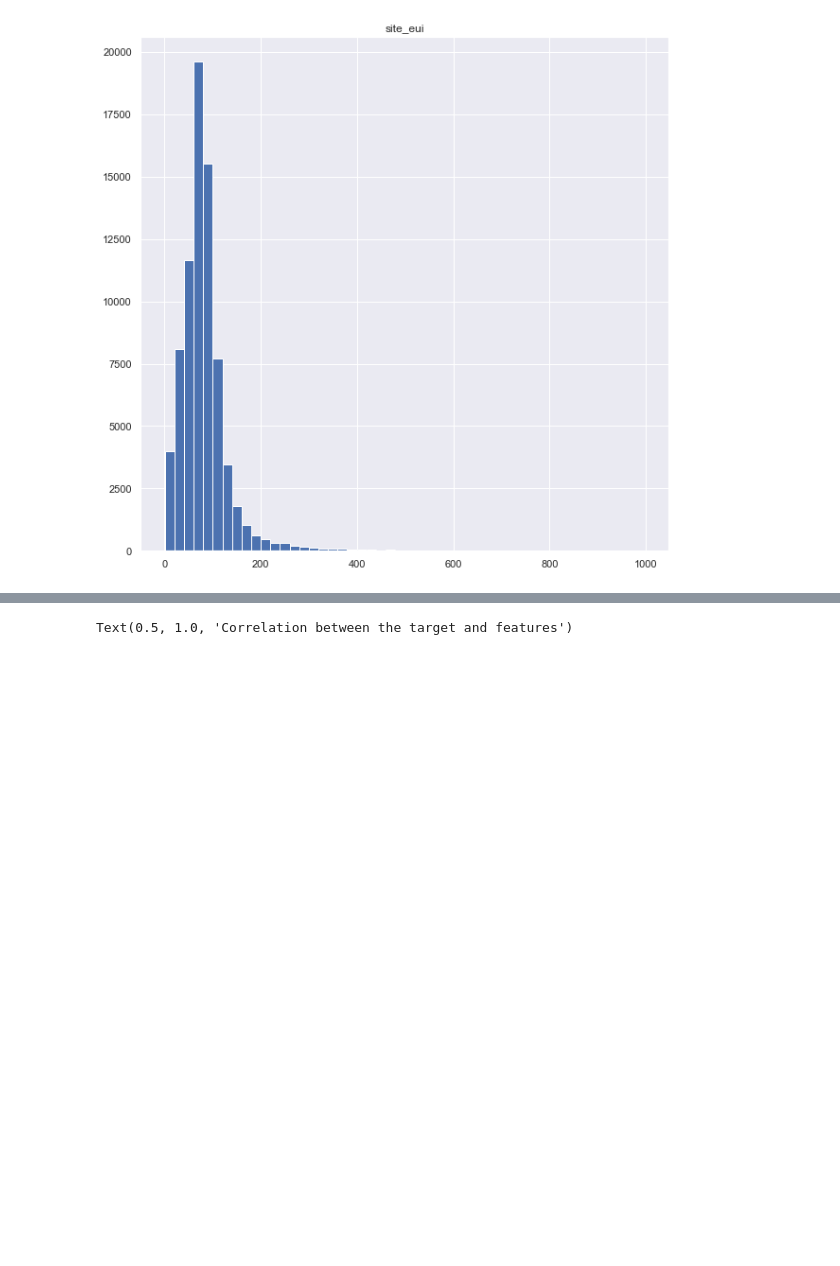
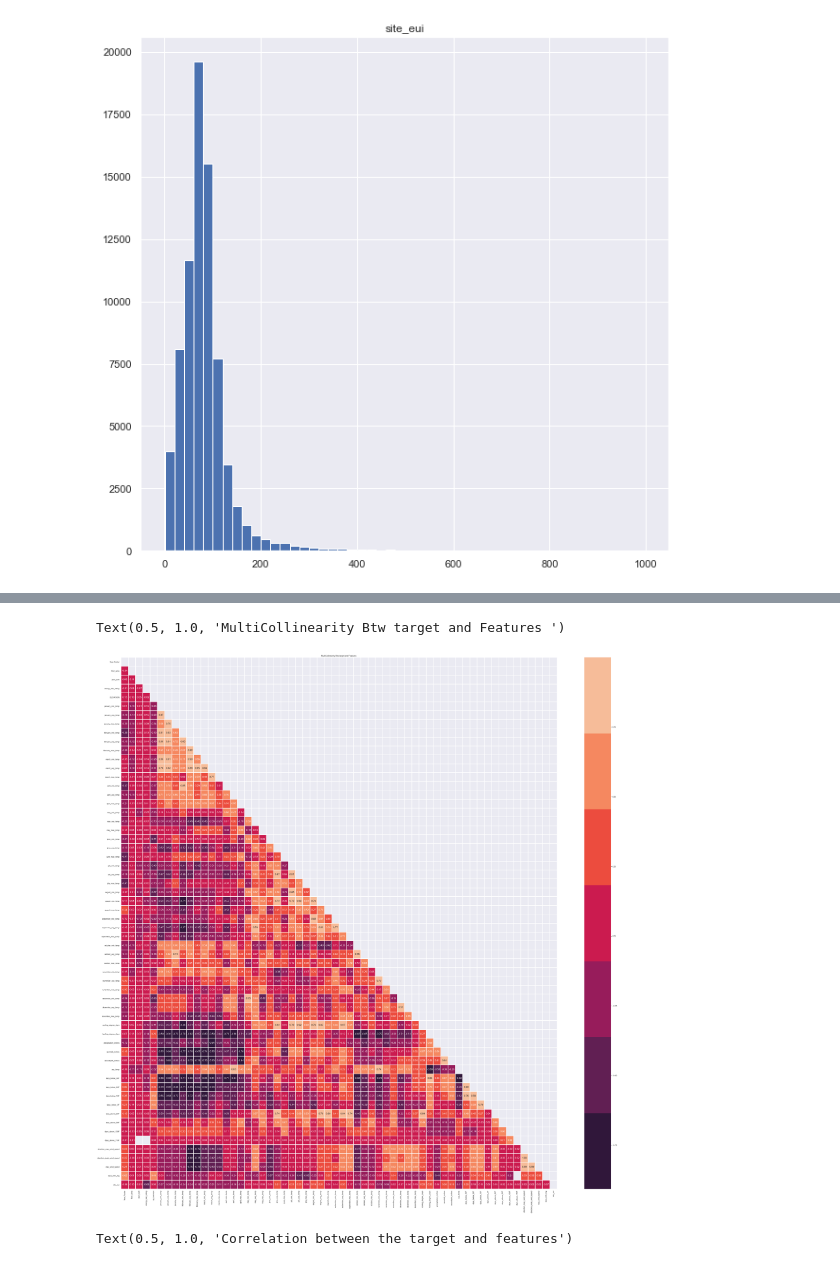
Before and after one commit to Teetee-lab/WIDS_Datathon2022_Project, a Jupyter notebook: notebook/EDA.ipynb, the cells around one changed output, grey strips where cells are left out. Drawn from its saved outputs; the diff is of its cells as text; code cells hidden in the pictures; blank space fills up the shorter version.

```diff
--- a/notebook/EDA.ipynb
+++ b/notebook/EDA.ipynb
@@ -165,3 +276,14 @@ plt.show()
+# %%
+#let's visualize the multicolinearity among the features.
+sns.set()
+plt.figure(figsize = (60,60))
+ax = sns.heatmap(train_df.corr(),mask =np.triu(np.ones_like(train_df.corr(),dtype = bool)),
+            annot = True,cmap =sns.color_palette('rocket',7),
+            linewidths=2,linecolor='white',fmt='.2f',annot_kws={"size":15})
+plt.title("MultiCollinearity Btw target and Features ")
+# %% [output]
+Text(0.5, 1.0, 'MultiCollinearity Btw target and Features ')
+[figure, added]
 # %%
 #Using the heatmap to view the feature that correlate with the target.
 plt.figure(figsize = (20,20))
```
Also changed, not shown: parts of 40 cells of this notebook.
